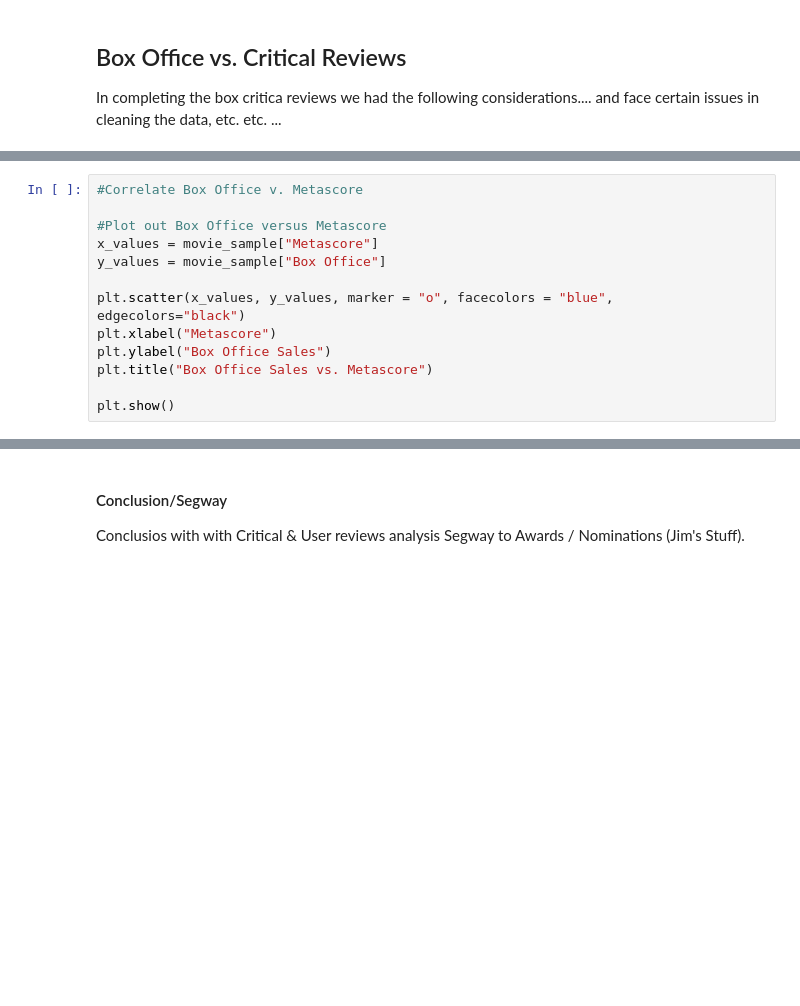
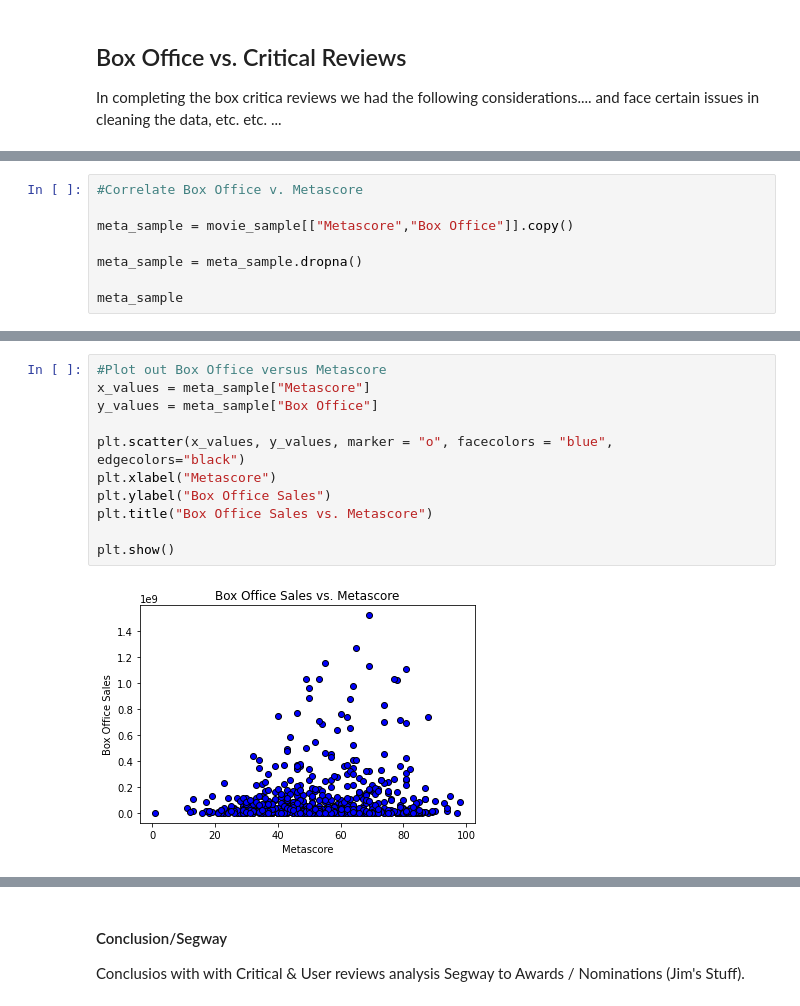
Before and after one commit to kellrow80/Project-1, a Jupyter notebook: Movie_DataQuest.ipynb, the cells around one changed output, grey strips where cells are left out. Cells and saved outputs as stored; diff of their text form; blank space fills up the shorter version.

```diff
--- a/Movie_DataQuest.ipynb
+++ b/Movie_DataQuest.ipynb
@@ -384,0 +516,8 @@ movie_sample
+# %%
+#Correlate Box Office v. Metascore
+
+meta_sample = movie_sample[["Metascore","Box Office"]].copy()
+
+meta_sample = meta_sample.dropna()
+
+meta_sample
@@ -385,15 +538,15 @@ movie_sample
 # %%
-#Correlate Box Office v. Metascore
-
 #Plot out Box Office versus Metascore
-x_values = movie_sample["Metascore"]
-y_values = movie_sample["Box Office"]
+x_values = meta_sample["Metascore"]
+y_values = meta_sample["Box Office"]
 
 plt.scatter(x_values, y_values, marker = "o", facecolors = "blue", edgecolors="black")
 plt.xlabel("Metascore")
 plt.ylabel("Box Office Sales")
 plt.title("Box Office Sales vs. Metascore")
 
 plt.show()
+# %% [output]
+[figure, added]
 # %%
 #Add the linear regression equation and line to plot
```
Also changed, not shown: parts of 32 cells of this notebook.
